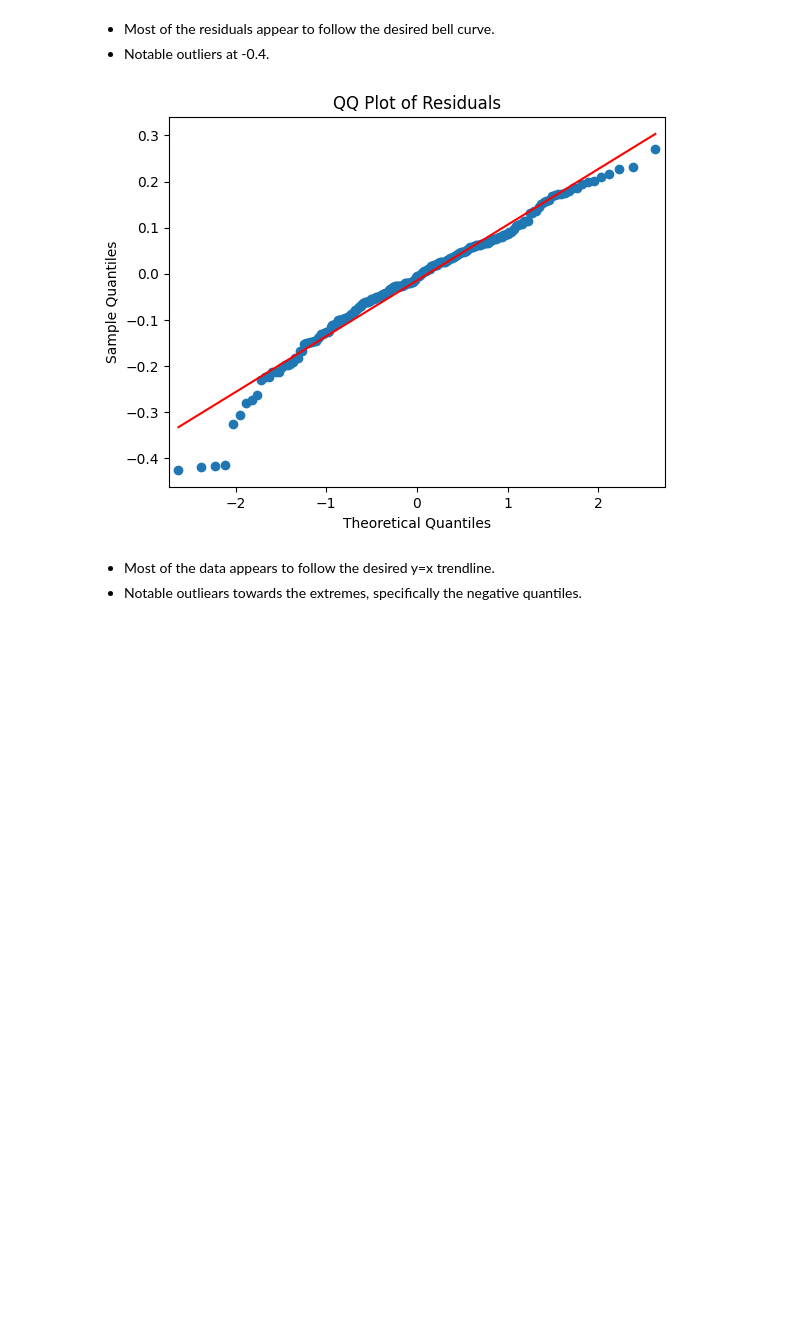
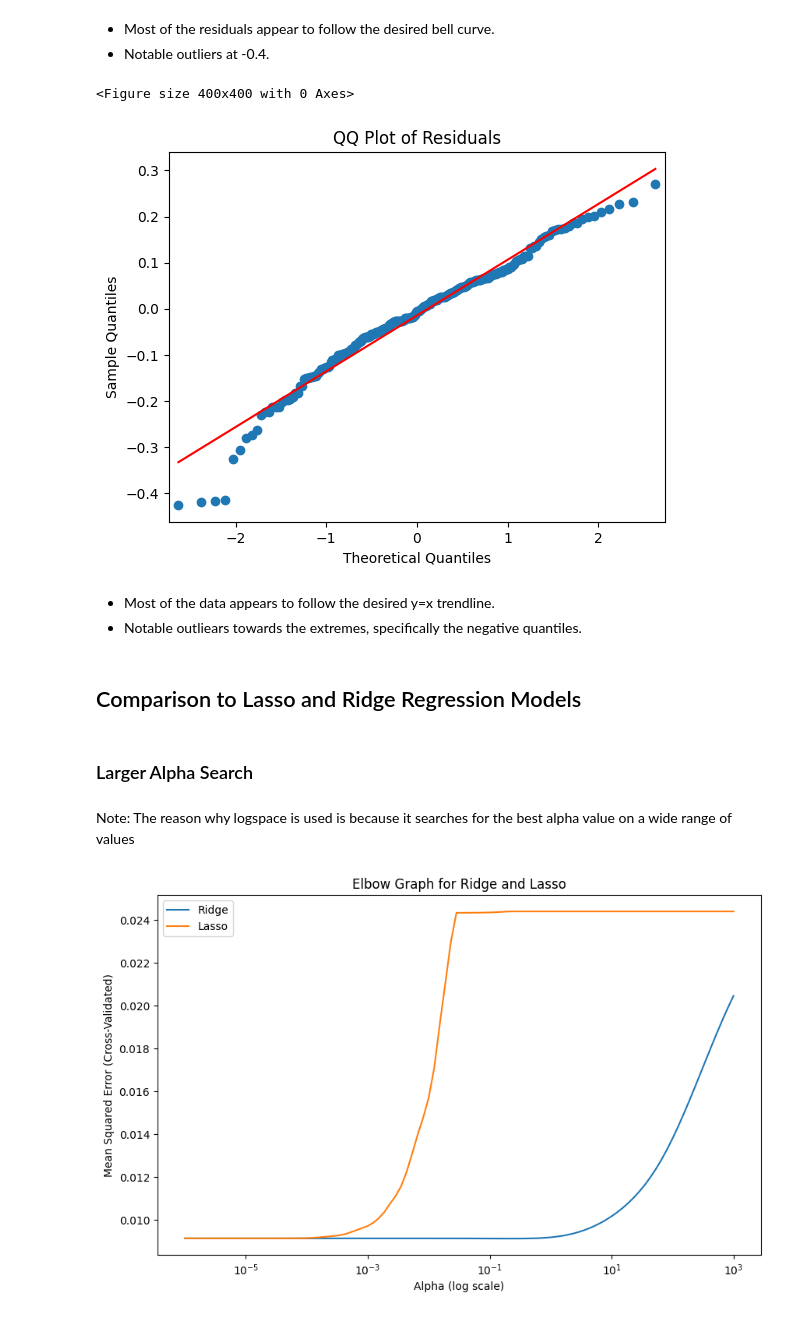
Before and after one commit to sh-abraham/L22-Predictive-Modeling-of-HTB, a Jupyter notebook: Backend/puncture_EDA.ipynb, the cells around one changed output. Cells and saved outputs as stored; diff of their text form; code cells hidden in the pictures; blank space fills up the shorter version.

```diff
--- a/Backend/puncture_EDA.ipynb
+++ b/Backend/puncture_EDA.ipynb
@@ -436,11 +452,51 @@ plt.show()
 * Notable outliers at -0.4.
 # %%
 # Generate a QQ plot
+plt.figure(figsize=(4, 4))
 sm.qqplot(residuals, line='s')
 plt.title('QQ Plot of Residuals')
 plt.show()
 # %% [output]
+<Figure size 400x400 with 0 Axes>
 [figure]
 # %% [markdown]
 * Most of the data appears to follow the desired y=x trendline.
 * Notable outliears towards the extremes, specifically the negative quantiles.
+# %% [markdown]
+## Comparison to Lasso and Ridge Regression Models
+# %% [markdown]
+### Larger Alpha Search
+# %% [markdown]
+Note: The reason why logspace is used is because it searches for the best alpha value on a wide range of values
+# %%
+# List of alpha values
+alpha_values = np.logspace(-6, 3, 100)
+param_grid = {'alpha': alpha_values}
+
+# Ridge and Lasso models
+ridge = Ridge()
+lasso = Lasso()
+
+# Cross-validated scores for different alpha values
+ridge_scores = []
+lasso_scores = []
+
+for alpha in alpha_values:
+    ridge.set_params(alpha=alpha, max_iter=10000, random_state=42, solver='auto')
+    lasso.set_params(alpha=alpha, max_iter=10000, random_state=42, selection='random')
+
+    ridge_scores.append(-np.mean(cross_val_score(ridge, X_train, y_train, scoring='neg_mean_squared_error', cv=5)))
+    lasso_scores.append(-np.mean(cross_val_score(lasso, X_train, y_train, scoring='neg_mean_squared_error', cv=5)))
+
+# Elbow graph for Ridge and Lasso
+plt.figure(figsize=(10, 6))
+plt.plot(alpha_values, ridge_scores, label='Ridge')
+plt.plot(alpha_values, lasso_scores, label='Lasso')
+plt.xscale('log')
+plt.xlabel('Alpha (log scale)')
+plt.ylabel('Mean Squared Error (Cross-Validated)')
+plt.title('Elbow Graph for Ridge and Lasso')
+plt.legend()
+plt.show()
+# %% [output]
+[figure, added]
```
Also changed, not shown: parts of 40 cells of this notebook.
